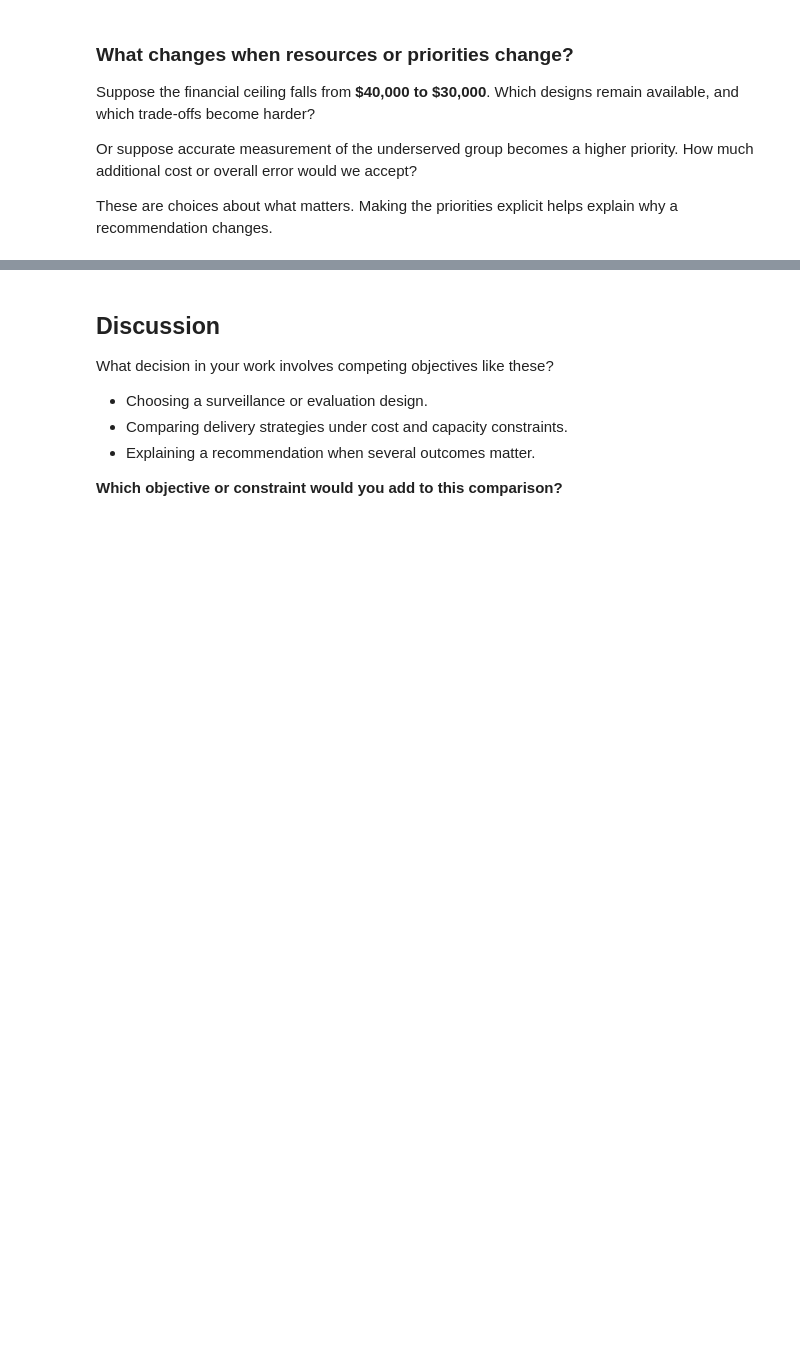
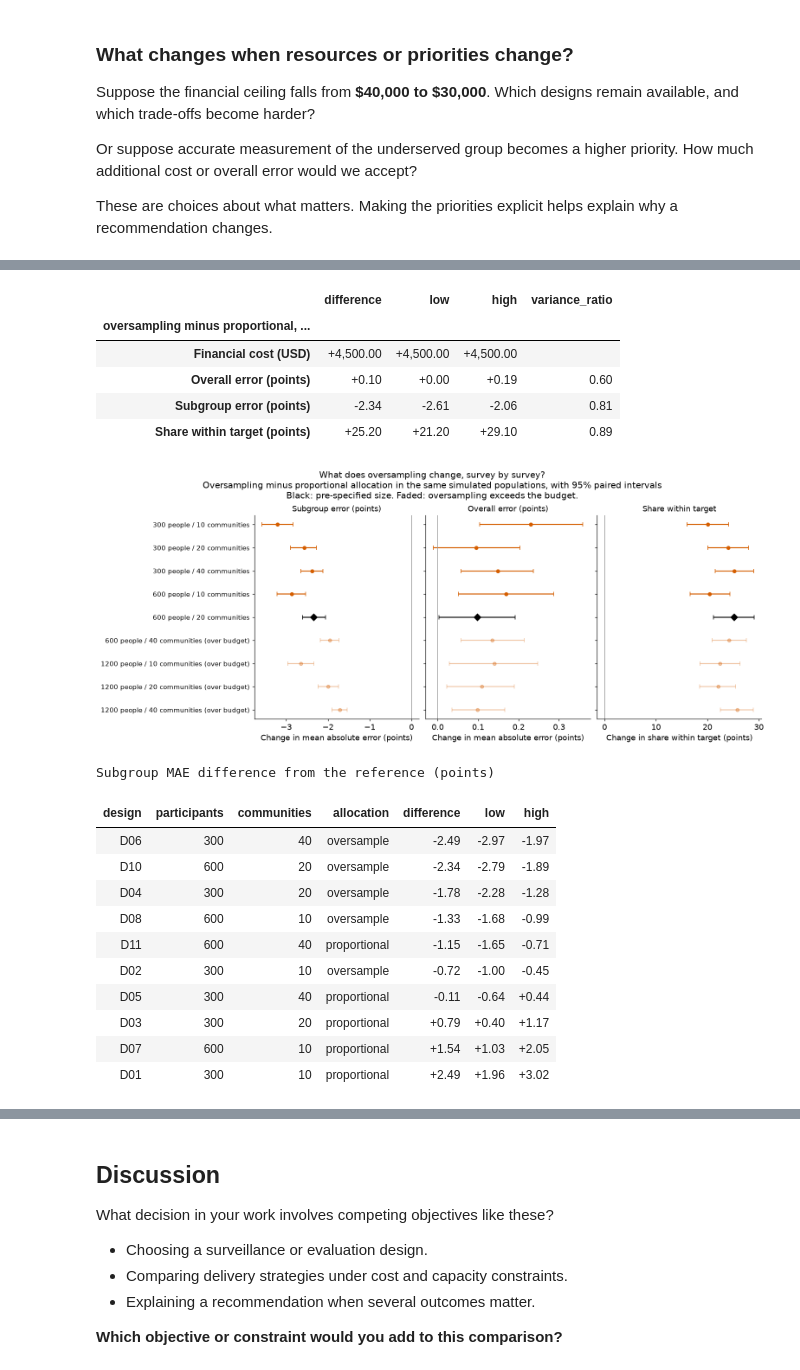
Before and after one commit to jcm-sci/trade-study, a Jupyter notebook: examples/serosurvey_study.ipynb, the cells around one changed output, grey strips where cells are left out. Cells and saved outputs as stored; diff of their text form; code cells hidden in the pictures; blank space fills up the shorter version.

```diff
--- a/examples/serosurvey_study.ipynb
+++ b/examples/serosurvey_study.ipynb
@@ -484 +507,72 @@ if rows:
+# %%
+contrast = pd.DataFrame(allocation_contrast(raw)).set_index("label")
+# Report the share within target in percentage points, like the errors.
+contrast.loc["Share within target", ["difference", "low", "high"]] *= 100
+contrast = contrast.rename(
+    index={"Share within target": "Share within target (points)"}
+)
+show(
+    contrast[["difference", "low", "high", "variance_ratio"]]
+    .rename_axis("oversampling minus proportional, 600 people / 20 communities")
+    .style.format("{:+,.2f}", subset=["difference", "low", "high"])
+    .format("{:.2f}", subset=["variance_ratio"], na_rep="")
+)
+fig = plot_allocation(raw)
+show(fig)
+plt.close(fig)
+
+# Fixed in advance: proportional allocation, 600 people in 20 communities.
+reference = {"participants": 600, "communities": 20, "allocation": "proportional"}
+feasible = [
+    c for c, ok in zip(report.summary.configs, report.feasible, strict=True) if ok
+]
+if reference in feasible:
+    paired = preference_sweep(
+        raw,
+        observables,
+        policy=policy,
+        constraints=constraints,
+        paired_reference=reference,
+    )
+    show(
+        pd
+        .DataFrame(reference_rows(paired, "underserved_error_pp"))[
+            [
+                "design",
+                "participants",
+                "communities",
+                "allocation",
+                "difference",
+                "low",
+                "high",
+            ]
+        ]
+        .style.hide(axis="index")
+        .set_caption("Subgroup MAE difference from the reference (points)")
+        .format("{:+.2f}", subset=["difference", "low", "high"])
+    )
+else:
+    print(
+        "The reference design exceeds this budget, so there is no reference comparison."
+    )
+# %% [output]
+|  | difference | low | high | variance_ratio |
+| oversampling minus proportional, ... |  |  |  |  |
+| Financial cost (USD) | +4,500.00 | +4,500.00 | +4,500.00 |  |
+| Overall error (points) | +0.10 | +0.00 | +0.19 | 0.60 |
+| Subgroup error (points) | -2.34 | -2.61 | -2.06 | 0.81 |
+| Share within target (points) | +25.20 | +21.20 | +29.10 | 0.89 |
+[figure, added]
+Subgroup MAE difference from the reference (points)
+| design | participants | communities | allocation | difference | low | high |
+| D06 | 300 | 40 | oversample | -2.49 | -2.97 | -1.97 |
+| D10 | 600 | 20 | oversample | -2.34 | -2.79 | -1.89 |
+| D04 | 300 | 20 | oversample | -1.78 | -2.28 | -1.28 |
+| D08 | 600 | 10 | oversample | -1.33 | -1.68 | -0.99 |
+| D11 | 600 | 40 | proportional | -1.15 | -1.65 | -0.71 |
+| D02 | 300 | 10 | oversample | -0.72 | -1.00 | -0.45 |
+| D05 | 300 | 40 | proportional | -0.11 | -0.64 | +0.44 |
+| D03 | 300 | 20 | proportional | +0.79 | +0.40 | +1.17 |
+| D07 | 600 | 10 | proportional | +1.54 | +1.03 | +2.05 |
+| D01 | 300 | 10 | proportional | +2.49 | +1.96 | +3.02 |
 # %% [markdown]
```
Also changed, not shown: parts of 15 cells of this notebook, 15 other files.
